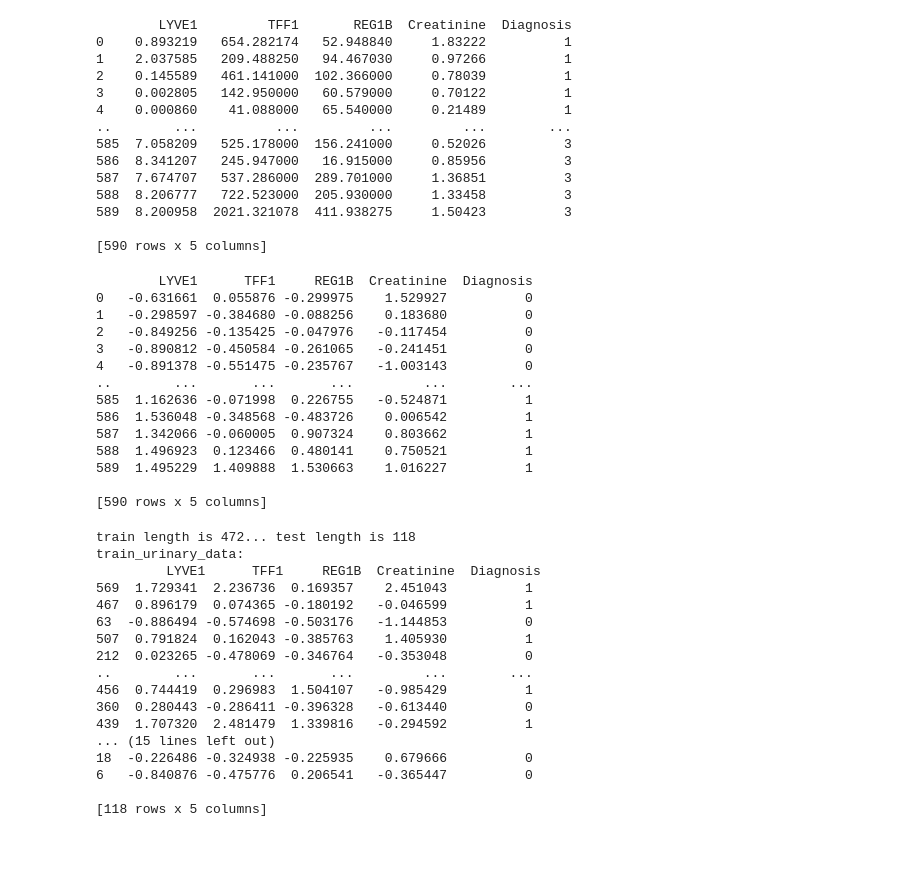
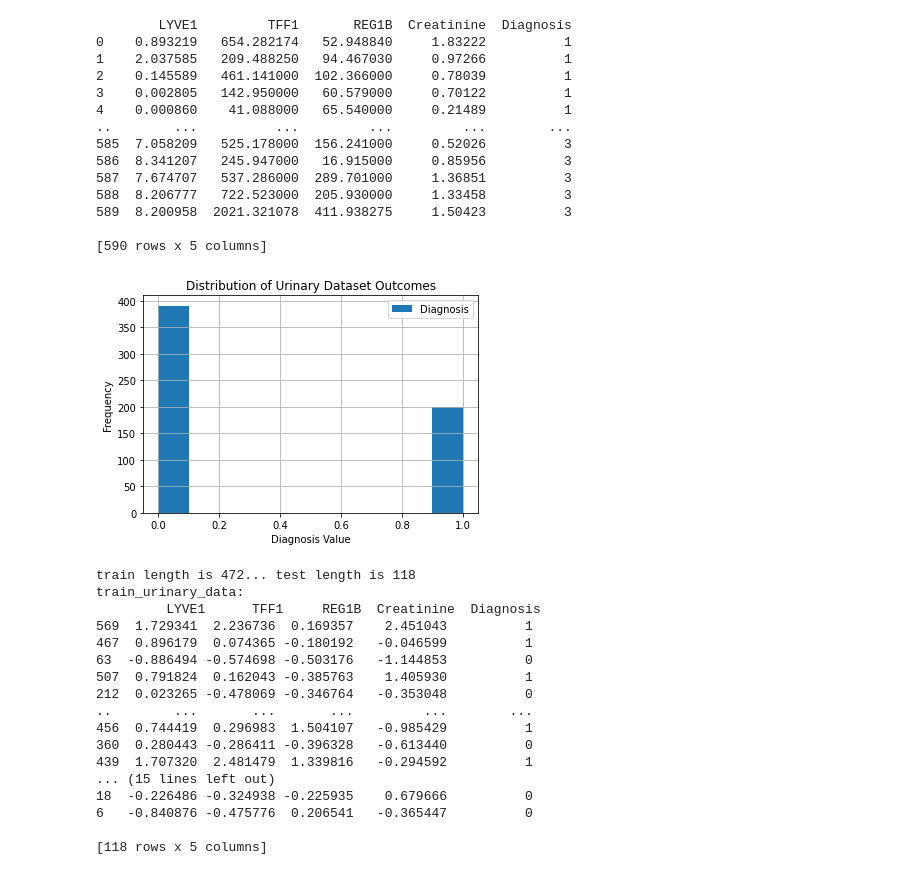
Before and after one commit to shushkovsky/02-518-Pancreatic-Cancer-Detection-Project, a Jupyter notebook: PancreaticCancerDetection.ipynb, the cells around one changed output. Cells and saved outputs as stored; diff of their text form; code cells hidden in the pictures; blank space fills up the shorter version.

Commit message:
added histograms and val plots

```diff
--- a/PancreaticCancerDetection.ipynb
+++ b/PancreaticCancerDetection.ipynb
@@ -49,6 +42,7 @@ print(urinary_df)
     # So, no need to remove samples or impute the data
     # Only need to scale the appropriate data columns
 from sklearn.preprocessing import StandardScaler
+
 
 # Relabel non-cancer to be 0, cancer to be 1
 urinary_df['Diagnosis'] = urinary_df['Diagnosis'].replace(2, 0)
@@ -59,22 +53,16 @@ urinary_df['Diagnosis'] = urinary_df['Diagnosis'].replace(3, 1)
 scaler = StandardScaler()
 val_cols = urinary_df.loc[:, ~urinary_df.columns.isin(['Diagnosis'])]
 urinary_df[val_cols.columns] = scaler.fit_transform(val_cols)
-print(urinary_df)
-# %% [output]
-        LYVE1      TFF1     REG1B  Creatinine  Diagnosis
-0   -0.631661  0.055876 -0.299975    1.529927          0
-1   -0.298597 -0.384680 -0.088256    0.183680          0
-2   -0.849256 -0.135425 -0.047976   -0.117454          0
-3   -0.890812 -0.450584 -0.261065   -0.241451          0
-4   -0.891378 -0.551475 -0.235767   -1.003143          0
-..        ...       ...       ...         ...        ...
-585  1.162636 -0.071998  0.226755   -0.524871          1
-586  1.536048 -0.348568 -0.483726    0.006542          1
-587  1.342066 -0.060005  0.907324    0.803662          1
-588  1.496923  0.123466  0.480141    0.750521          1
-589  1.495229  1.409888  1.530663    1.016227          1
-
-[590 rows x 5 columns]
+# %%
+# Examine Distribution of urinary dataset
+
+urinary_df.hist(column="Diagnosis", legend=True)
+plt.xlabel("Diagnosis Value")
+plt.ylabel("Frequency")
+plt.title("Distribution of Urinary Dataset Outcomes")
+plt.show()
+# %% [output]
+[figure, added]
 # %%
 # Split data into training/validation and test (80/20)
 
```
Also changed, not shown: parts of 8 cells of this notebook.
